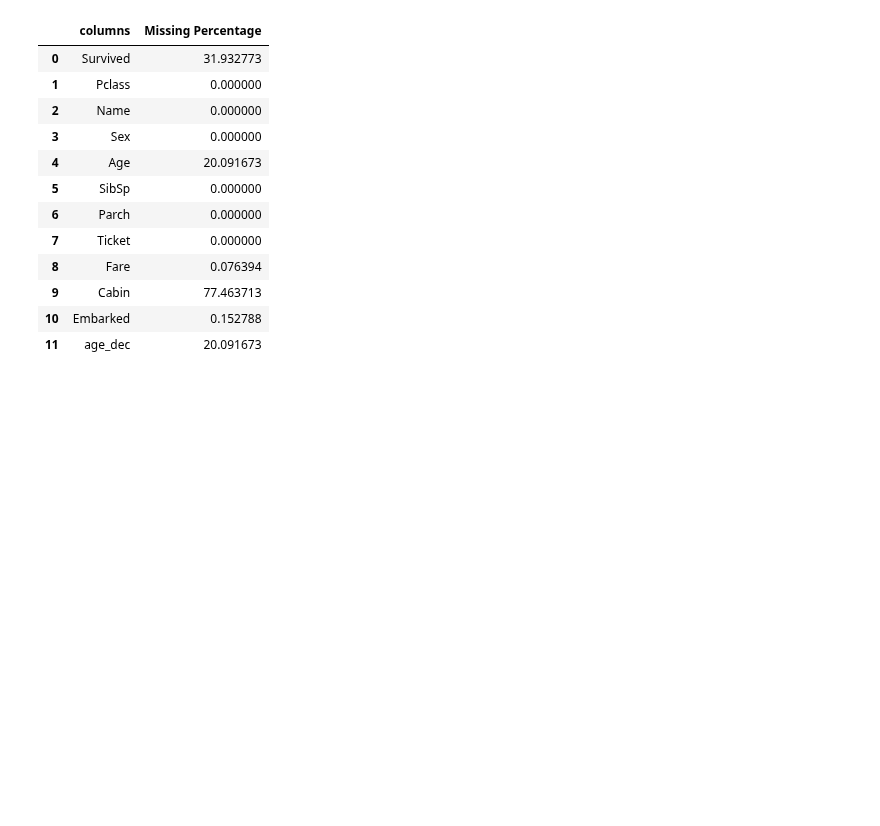
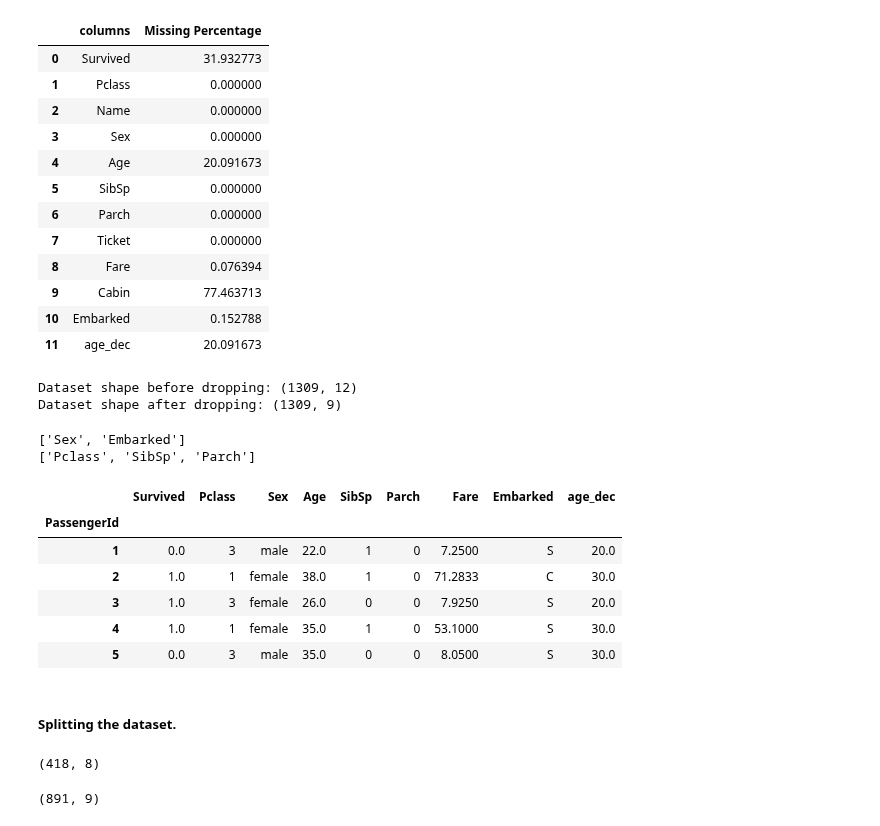
Before and after one commit to Njaramba-Riri/HoML, a Jupyter notebook: Titanic Prediction.ipynb, the cells around one changed output. Cells and saved outputs as stored; diff of their text form; code cells hidden in the pictures; blank space fills up the shorter version.

```diff
--- a/Titanic Prediction.ipynb
+++ b/Titanic Prediction.ipynb
@@ -290,3 +306,42 @@ missing
 | 9 | Cabin | 77.463713 |
 | 10 | Embarked | 0.152788 |
 | 11 | age_dec | 20.091673 |
+# %%
+col_drop=['Name','Ticket', 'Cabin']
+print(f"Dataset shape before dropping: {dataset.shape}")
+dataset=dataset.drop(columns=col_drop)
+print(f"Dataset shape after dropping: {dataset.shape}")
+# %% [output]
+Dataset shape before dropping: (1309, 12)
+Dataset shape after dropping: (1309, 9)
+# %%
+#Numerical and Categorical columns
+cat=[col for col in dataset.select_dtypes('object').columns]
+num=[col for col in dataset.select_dtypes('int', 'float').columns if col not in ['Survived']]
+print(cat)
+print(num)
+# %% [output]
+['Sex', 'Embarked']
+['Pclass', 'SibSp', 'Parch']
+# %%
+dataset.head()
+# %% [output]
+|  | Survived | Pclass | Sex | Age | SibSp | Parch | Fare | Embarked | age_dec |
+| PassengerId |  |  |  |  |  |  |  |  |  |
+| 1 | 0.0 | 3 | male | 22.0 | 1 | 0 | 7.2500 | S | 20.0 |
+| 2 | 1.0 | 1 | female | 38.0 | 1 | 0 | 71.2833 | C | 30.0 |
+| 3 | 1.0 | 3 | female | 26.0 | 0 | 0 | 7.9250 | S | 20.0 |
+| 4 | 1.0 | 1 | female | 35.0 | 1 | 0 | 53.1000 | S | 30.0 |
+| 5 | 0.0 | 3 | male | 35.0 | 0 | 0 | 8.0500 | S | 30.0 |
+# %% [markdown]
+##### Splitting the dataset.
+# %%
+train=dataset[:891]
+test=dataset[891:].drop("Survived", axis=1)
+test.shape
+# %% [output]
+(418, 8)
+# %%
+train.shape
+# %% [output]
+(891, 9)
```
Also changed, not shown: parts of 23 cells of this notebook.
